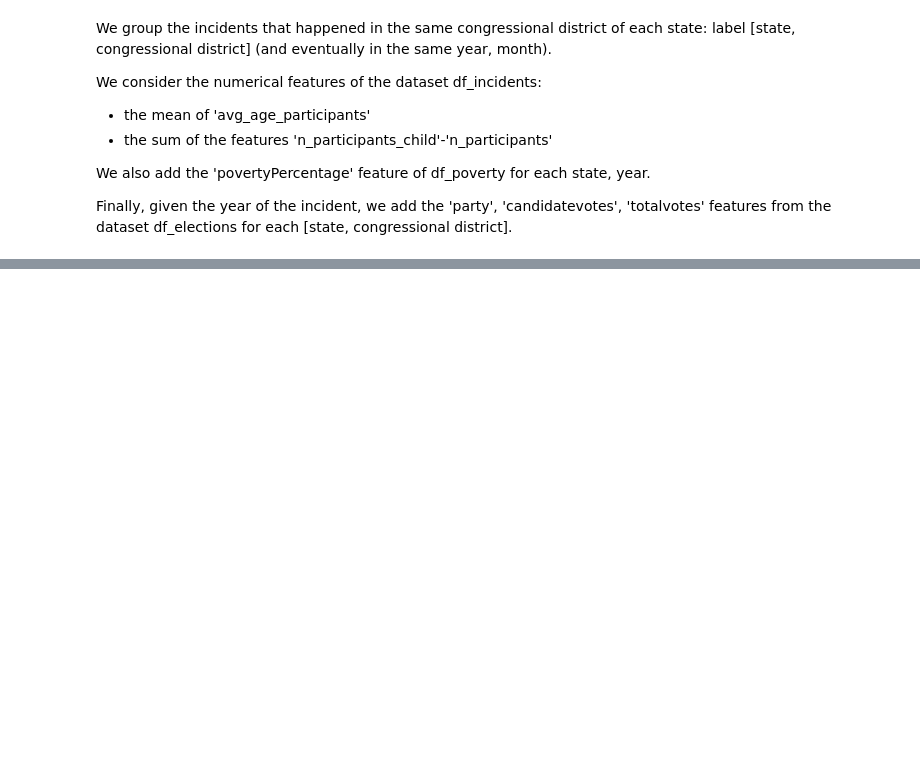
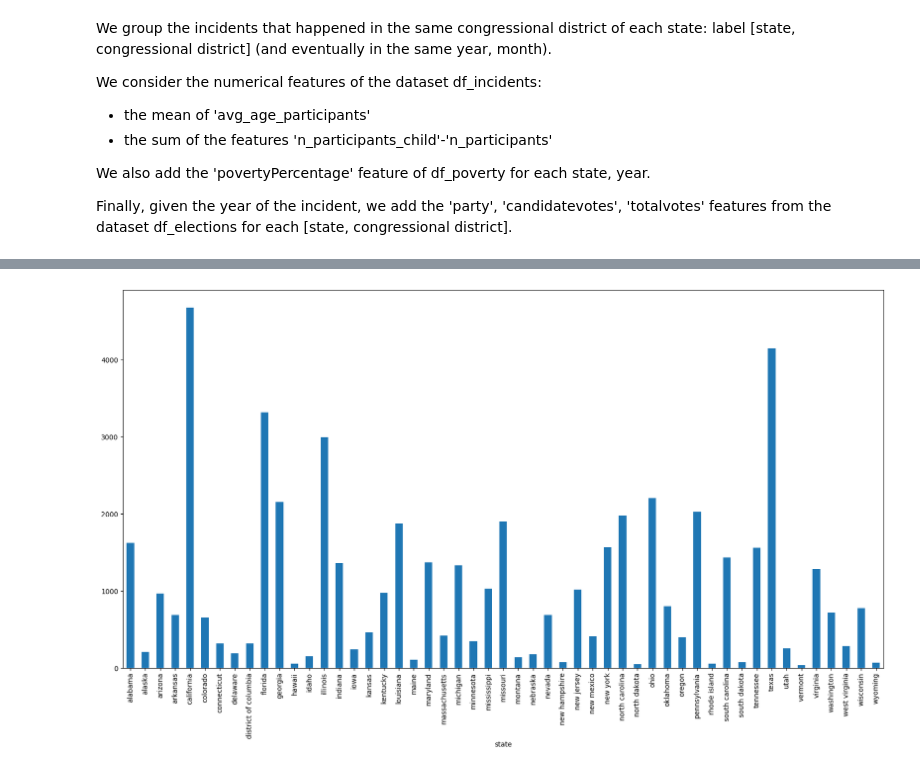
Before and after one commit to irenedovichi/DM-project, a Jupyter notebook: TASK 1/AggregatedDataset.ipynb, the cells around one changed output, grey strips where cells are left out. Cells and saved outputs as stored; diff of their text form; code cells hidden in the pictures; blank space fills up the shorter version.

```diff
--- a/TASK 1/AggregatedDataset.ipynb
+++ b/TASK 1/AggregatedDataset.ipynb
@@ -85,0 +221,6 @@ df_incidents_agg = df_incidents_agg.apply(fill_with_previous_year, axis=1)
+# %%
+# bar graph of the number of killed per state
+df_incidents_agg.groupby('state')['n_killed'].sum().plot.bar(figsize=(20,10))
+plt.show()
+# %% [output]
+[figure, added]
```
Also changed, not shown: parts of 31 cells of this notebook, 5 other files.
